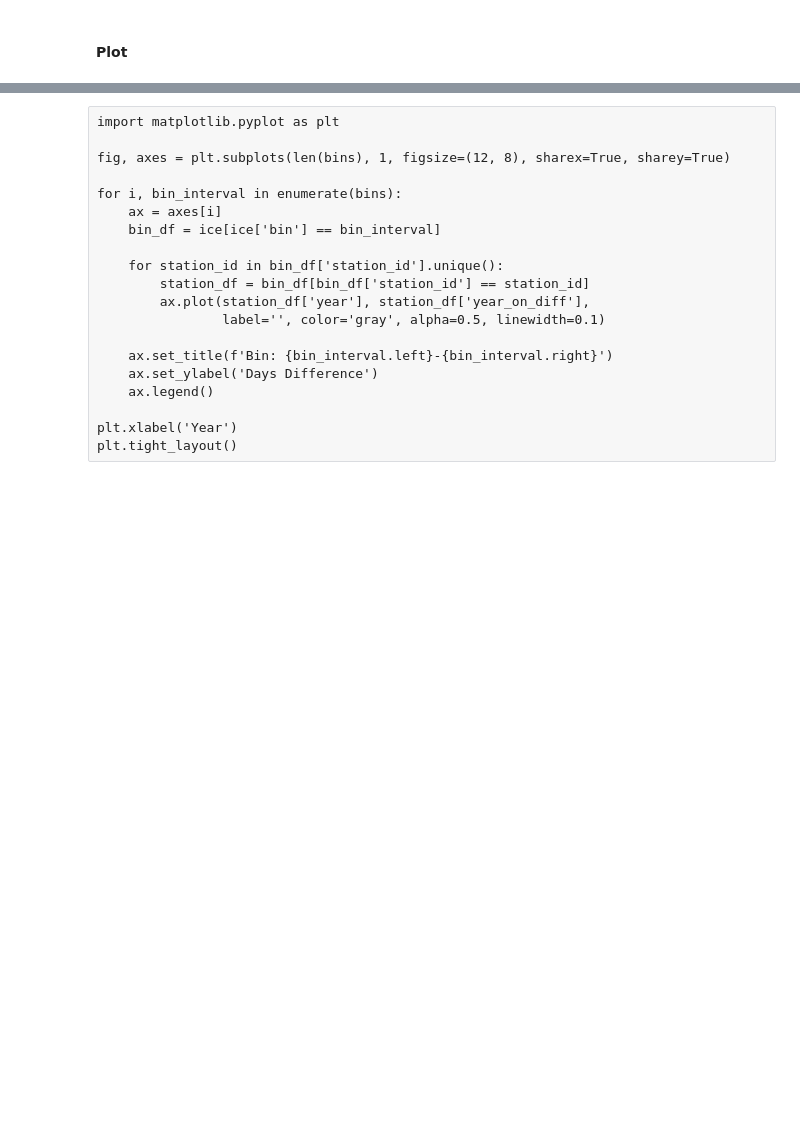
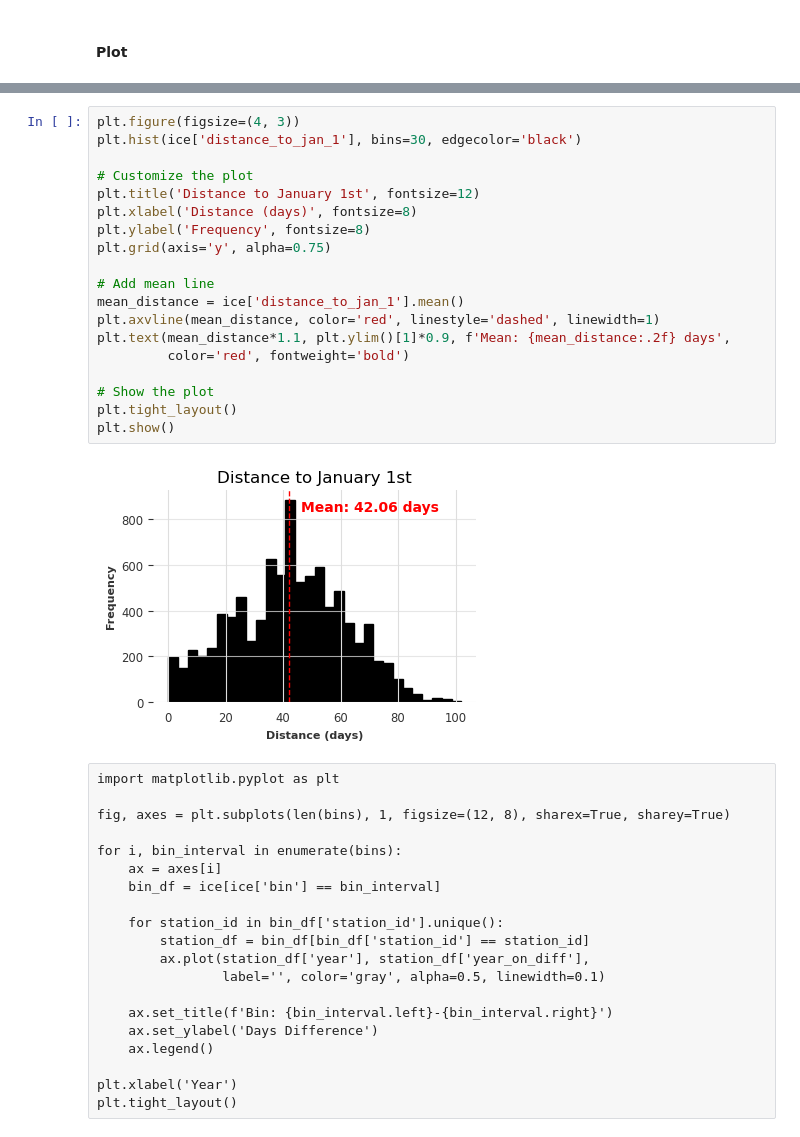
Before and after one commit to Eruveoo/Ice_cover_duration_project, a Jupyter notebook: Darts/era5lakes-darts-ice-multivar-to-trend.ipynb, the cells around one changed output, grey strips where cells are left out. Drawn from its saved outputs; the diff is of its cells as text; blank space fills up the shorter version.

```diff
--- a/Darts/era5lakes-darts-ice-multivar-to-trend.ipynb
+++ b/Darts/era5lakes-darts-ice-multivar-to-trend.ipynb
@@ -135,3 +177,24 @@ ice
+# %%
+plt.figure(figsize=(4, 3))
+plt.hist(ice['distance_to_jan_1'], bins=30, edgecolor='black')
+
+# Customize the plot
+plt.title('Distance to January 1st', fontsize=12)
+plt.xlabel('Distance (days)', fontsize=8)
+plt.ylabel('Frequency', fontsize=8)
+plt.grid(axis='y', alpha=0.75)
+
+# Add mean line
+mean_distance = ice['distance_to_jan_1'].mean()
+plt.axvline(mean_distance, color='red', linestyle='dashed', linewidth=1)
+plt.text(mean_distance*1.1, plt.ylim()[1]*0.9, f'Mean: {mean_distance:.2f} days',
+         color='red', fontweight='bold')
+
+# Show the plot
+plt.tight_layout()
+plt.show()
+# %% [output]
+[figure, added]
 # %% [raw]
 import matplotlib.pyplot as plt
 
```
Also changed, not shown: parts of 46 cells of this notebook, 1 other file.
